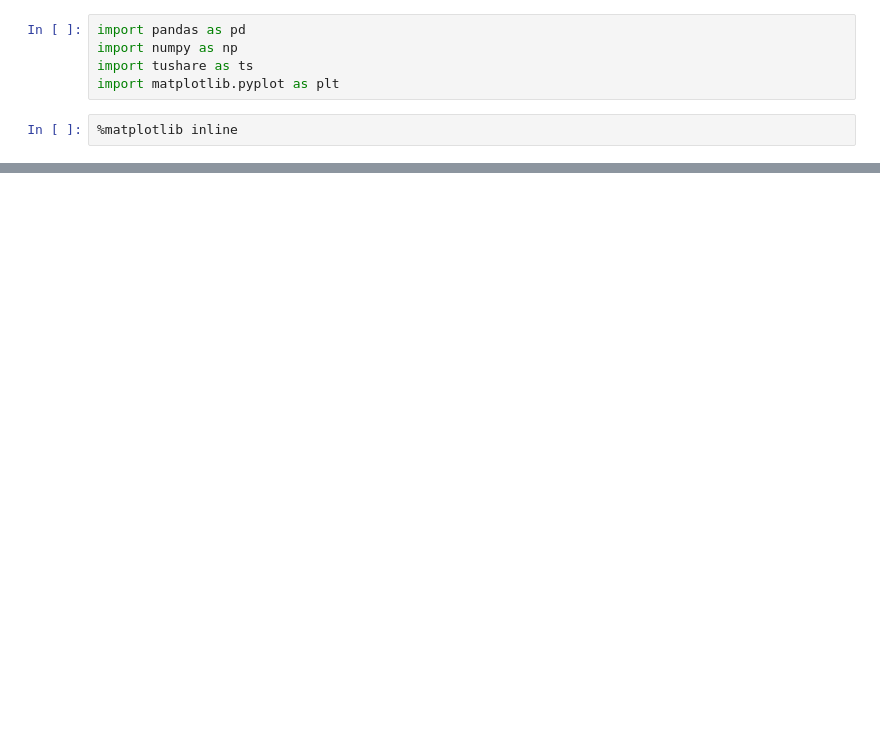
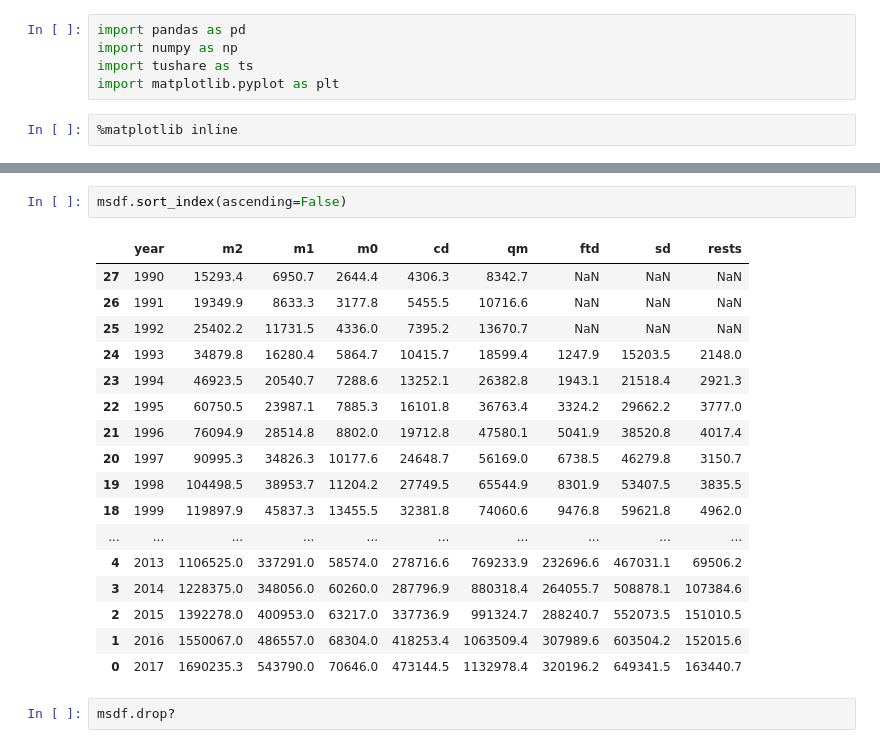
Before and after one commit to glenliu/py_examples, a Jupyter notebook: quant/tushare.ipynb, the cells around one changed output, grey strips where cells are left out. Drawn from its saved outputs; the diff is of its cells as text; blank space fills up the shorter version.

```diff
--- a/quant/tushare.ipynb
+++ b/quant/tushare.ipynb
@@ -41,0 +97,22 @@ msdf
+# %%
+msdf.sort_index(ascending=False)
+# %% [output]
+|  | year | m2 | m1 | m0 | cd | qm | ftd | sd | rests |
+| 27 | 1990 | 15293.4 | 6950.7 | 2644.4 | 4306.3 | 8342.7 | NaN | NaN | NaN |
+| 26 | 1991 | 19349.9 | 8633.3 | 3177.8 | 5455.5 | 10716.6 | NaN | NaN | NaN |
+| 25 | 1992 | 25402.2 | 11731.5 | 4336.0 | 7395.2 | 13670.7 | NaN | NaN | NaN |
+| 24 | 1993 | 34879.8 | 16280.4 | 5864.7 | 10415.7 | 18599.4 | 1247.9 | 15203.5 | 2148.0 |
+| 23 | 1994 | 46923.5 | 20540.7 | 7288.6 | 13252.1 | 26382.8 | 1943.1 | 21518.4 | 2921.3 |
+| 22 | 1995 | 60750.5 | 23987.1 | 7885.3 | 16101.8 | 36763.4 | 3324.2 | 29662.2 | 3777.0 |
+| 21 | 1996 | 76094.9 | 28514.8 | 8802.0 | 19712.8 | 47580.1 | 5041.9 | 38520.8 | 4017.4 |
+| 20 | 1997 | 90995.3 | 34826.3 | 10177.6 | 24648.7 | 56169.0 | 6738.5 | 46279.8 | 3150.7 |
+| 19 | 1998 | 104498.5 | 38953.7 | 11204.2 | 27749.5 | 65544.9 | 8301.9 | 53407.5 | 3835.5 |
+| 18 | 1999 | 119897.9 | 45837.3 | 13455.5 | 32381.8 | 74060.6 | 9476.8 | 59621.8 | 4962.0 |
+| ... | ... | ... | ... | ... | ... | ... | ... | ... | ... |
+| 4 | 2013 | 1106525.0 | 337291.0 | 58574.0 | 278716.6 | 769233.9 | 232696.6 | 467031.1 | 69506.2 |
+| 3 | 2014 | 1228375.0 | 348056.0 | 60260.0 | 287796.9 | 880318.4 | 264055.7 | 508878.1 | 107384.6 |
+| 2 | 2015 | 1392278.0 | 400953.0 | 63217.0 | 337736.9 | 991324.7 | 288240.7 | 552073.5 | 151010.5 |
+| 1 | 2016 | 1550067.0 | 486557.0 | 68304.0 | 418253.4 | 1063509.4 | 307989.6 | 603504.2 | 152015.6 |
+| 0 | 2017 | 1690235.3 | 543790.0 | 70646.0 | 473144.5 | 1132978.4 | 320196.2 | 649341.5 | 163440.7 |
+# %%
+msdf.drop?
```
Also changed, not shown: parts of 22 cells of this notebook, 1 other file.
